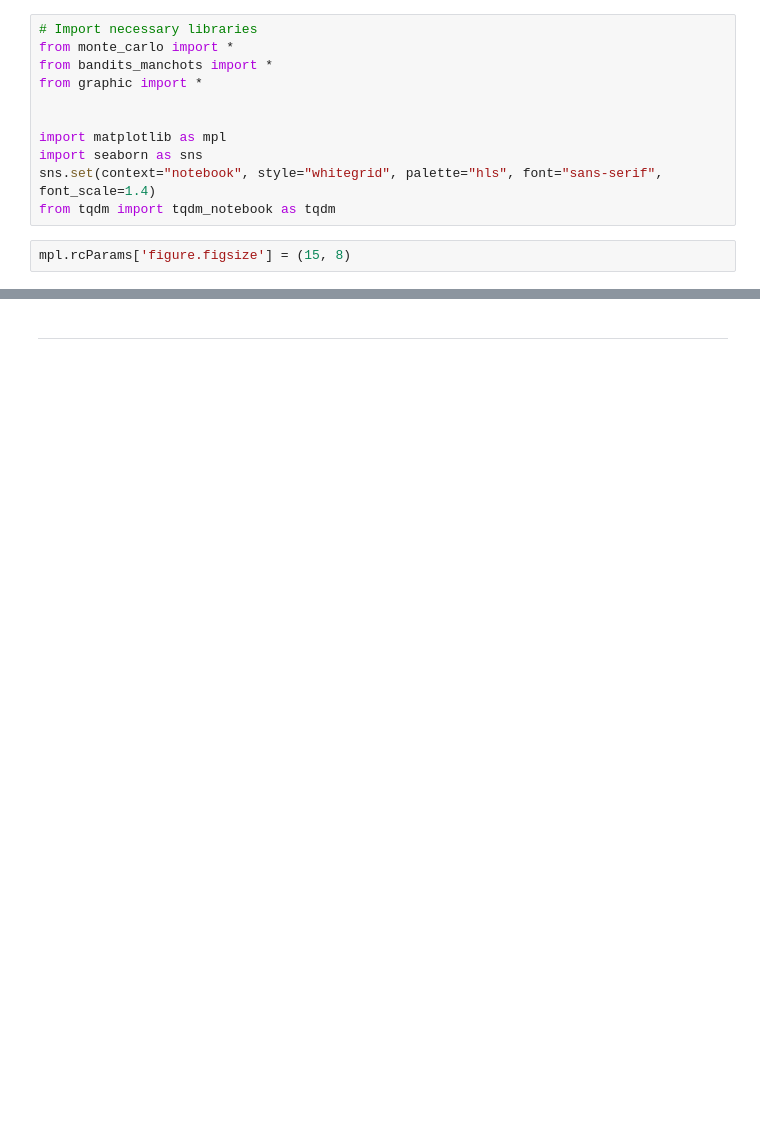
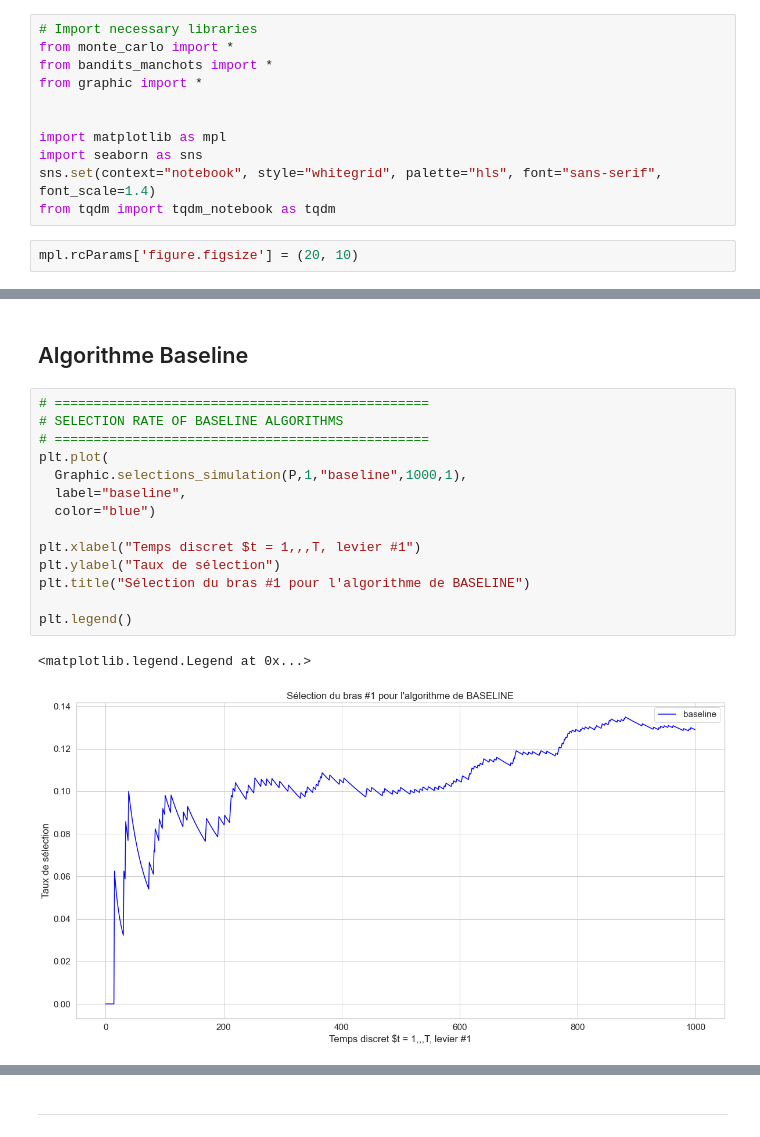
Before and after one commit to Meriadoc-gitgit/Bandits-Manchos-Simulation, a Jupyter notebook: puissance-4-game.ipynb, the cells around one changed output, grey strips where cells are left out. Saved outputs shown, nothing was run; the diff lists cells and outputs as text; blank space fills up the shorter version.

```diff
--- a/puissance-4-game.ipynb
+++ b/puissance-4-game.ipynb
@@ -228,4 +227,4 @@ import seaborn as sns
 sns.set(context="notebook", style="whitegrid", palette="hls", font="sans-serif", font_scale=1.4)
 from tqdm import tqdm_notebook as tqdm
 # %%
-mpl.rcParams['figure.figsize'] = (15, 8)
+mpl.rcParams['figure.figsize'] = (20, 10)
@@ -247,0 +231,19 @@ gr.UCB(strategy, [14,16,3,5,1,76,14,12])
+# %% [markdown]
+## Algorithme Baseline
+# %%
+# ================================================
+# SELECTION RATE OF BASELINE ALGORITHMS
+# ================================================
+plt.plot(
+  Graphic.selections_simulation(P,1,"baseline",1000,1),
+  label="baseline",
+  color="blue")
+
+plt.xlabel("Temps discret $t = 1,,,T, levier #1")
+plt.ylabel("Taux de sélection")
+plt.title("Sélection du bras #1 pour l'algorithme de BASELINE")
+
+plt.legend()
+# %% [output]
+<matplotlib.legend.Legend at 0x...>
+[figure, added]
```
Also changed, not shown: parts of 18 cells of this notebook, 6 other files.
